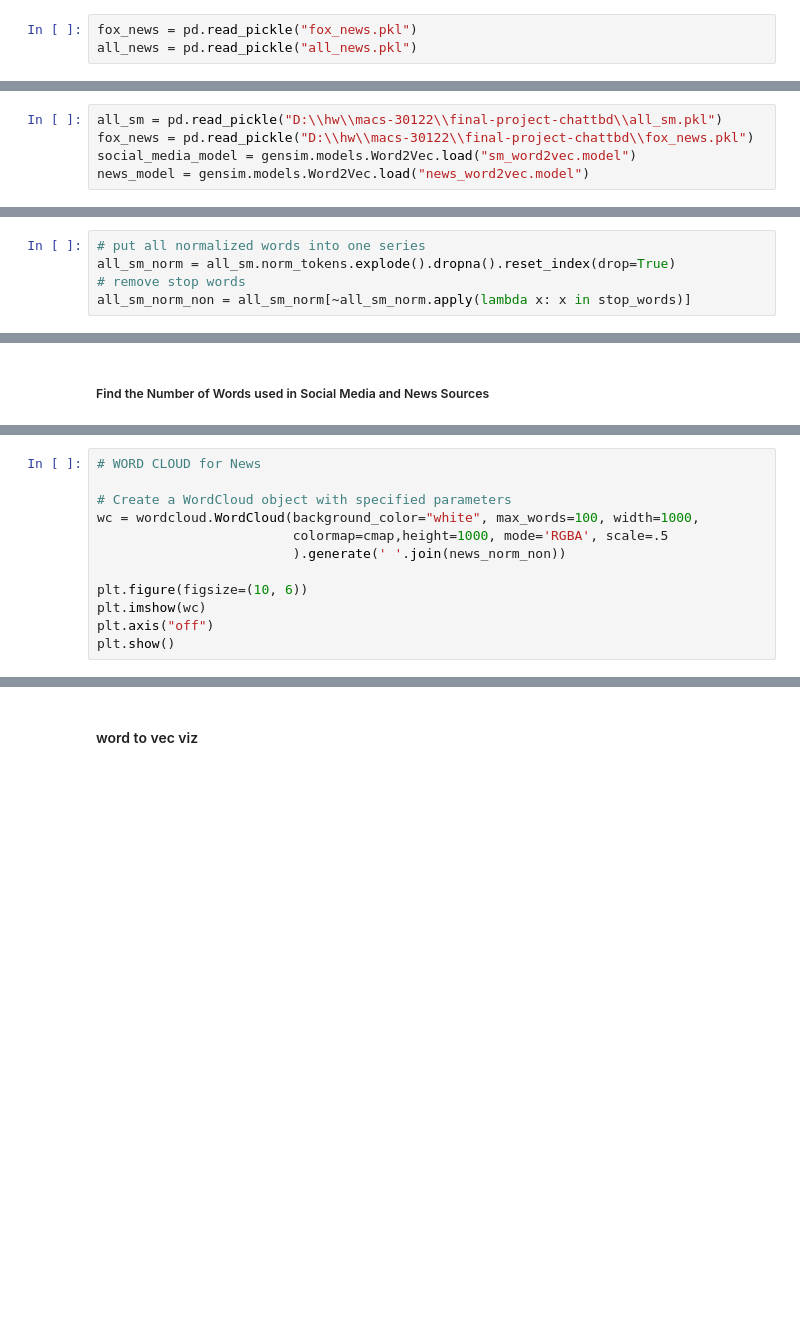
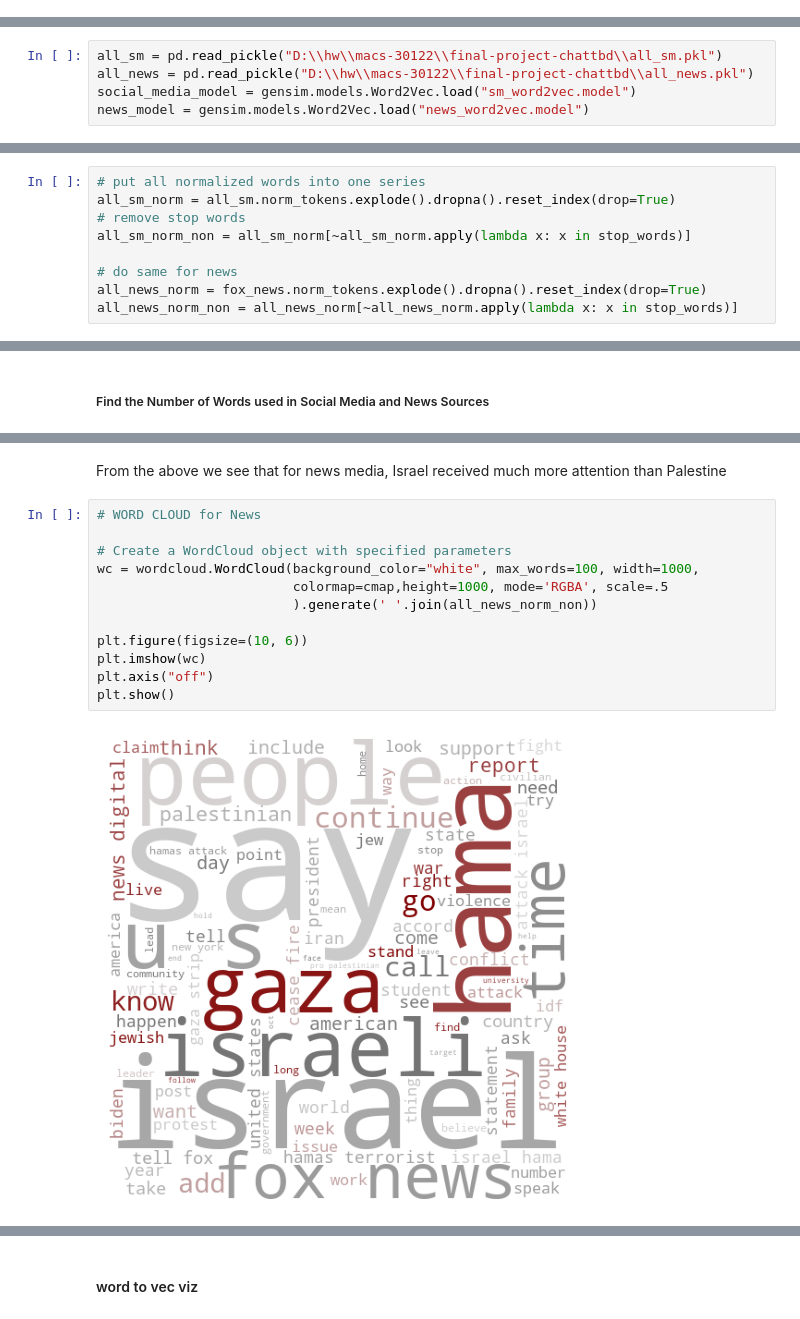
Before and after one commit to macs30122-winter24/final-project-chattbd, a Jupyter notebook: cleaning_yt_ethan.ipynb, the cells around one changed output, grey strips where cells are left out. Cells and saved outputs as stored; diff of their text form; blank space fills up the shorter version.

```diff
--- a/cleaning_yt_ethan.ipynb
+++ b/cleaning_yt_ethan.ipynb
@@ -401,8 +449,5 @@ fox_news.to_pickle('fox_news.pkl')
 # %% [markdown]
 #### open file
-# %%
-fox_news = pd.read_pickle("fox_news.pkl")
-all_news = pd.read_pickle("all_news.pkl")
 # %% [markdown]
 #### Forgot to add POS tagger to all data (don't run again)
 # %%
@@ -477,7 +527,7 @@ news_model.save("news_word2vec.model")
 #### Load Data and Models
 # %%
 all_sm = pd.read_pickle("D:\\hw\\macs-30122\\final-project-chattbd\\all_sm.pkl")
-fox_news = pd.read_pickle("D:\\hw\\macs-30122\\final-project-chattbd\\fox_news.pkl")
+all_news = pd.read_pickle("D:\\hw\\macs-30122\\final-project-chattbd\\all_news.pkl")
 social_media_model = gensim.models.Word2Vec.load("sm_word2vec.model")
 news_model = gensim.models.Word2Vec.load("news_word2vec.model")
 # %%
@@ -526,3 +621,7 @@ all_sm_index.print_concordance('israel', width=60, lines=25)
 all_sm_norm = all_sm.norm_tokens.explode().dropna().reset_index(drop=True)
 # remove stop words
 all_sm_norm_non = all_sm_norm[~all_sm_norm.apply(lambda x: x in stop_words)]
+
+# do same for news
+all_news_norm = fox_news.norm_tokens.explode().dropna().reset_index(drop=True)
+all_news_norm_non = all_news_norm[~all_news_norm.apply(lambda x: x in stop_words)]
@@ -566,12 +681,16 @@ plt.show()
+# %% [markdown]
+From the above we see that for news media, Israel received much more attention than Palestine
 # %%
 # WORD CLOUD for News
 
 # Create a WordCloud object with specified parameters
 wc = wordcloud.WordCloud(background_color="white", max_words=100, width=1000,
                          colormap=cmap,height=1000, mode='RGBA', scale=.5
-                         ).generate(' '.join(news_norm_non))
+                         ).generate(' '.join(all_news_norm_non))
 
 plt.figure(figsize=(10, 6))
 plt.imshow(wc)
 plt.axis("off")
 plt.show()
+# %% [output]
+[figure, added]
```
Also changed, not shown: parts of 28 cells of this notebook, 2 other files.
